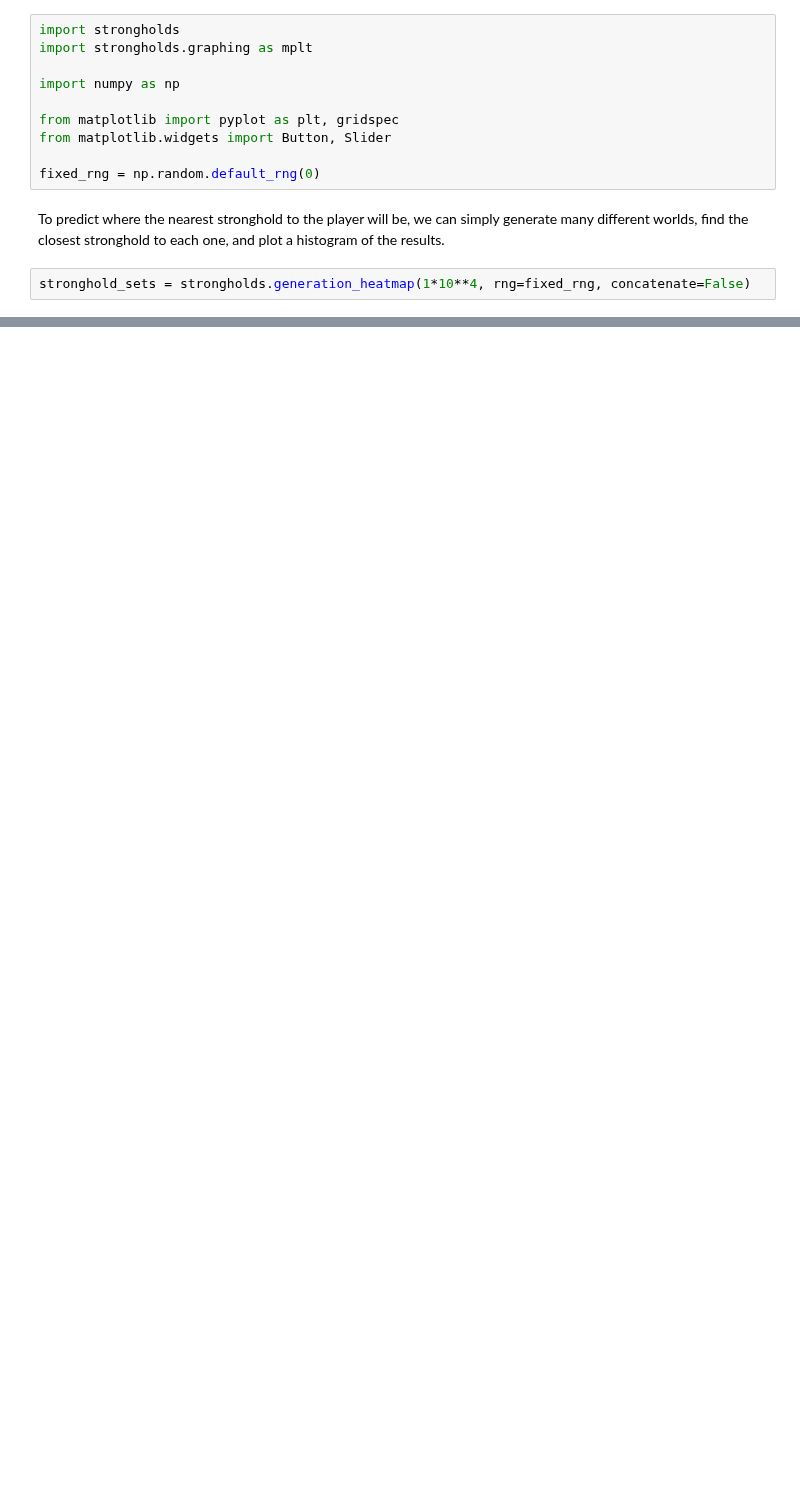
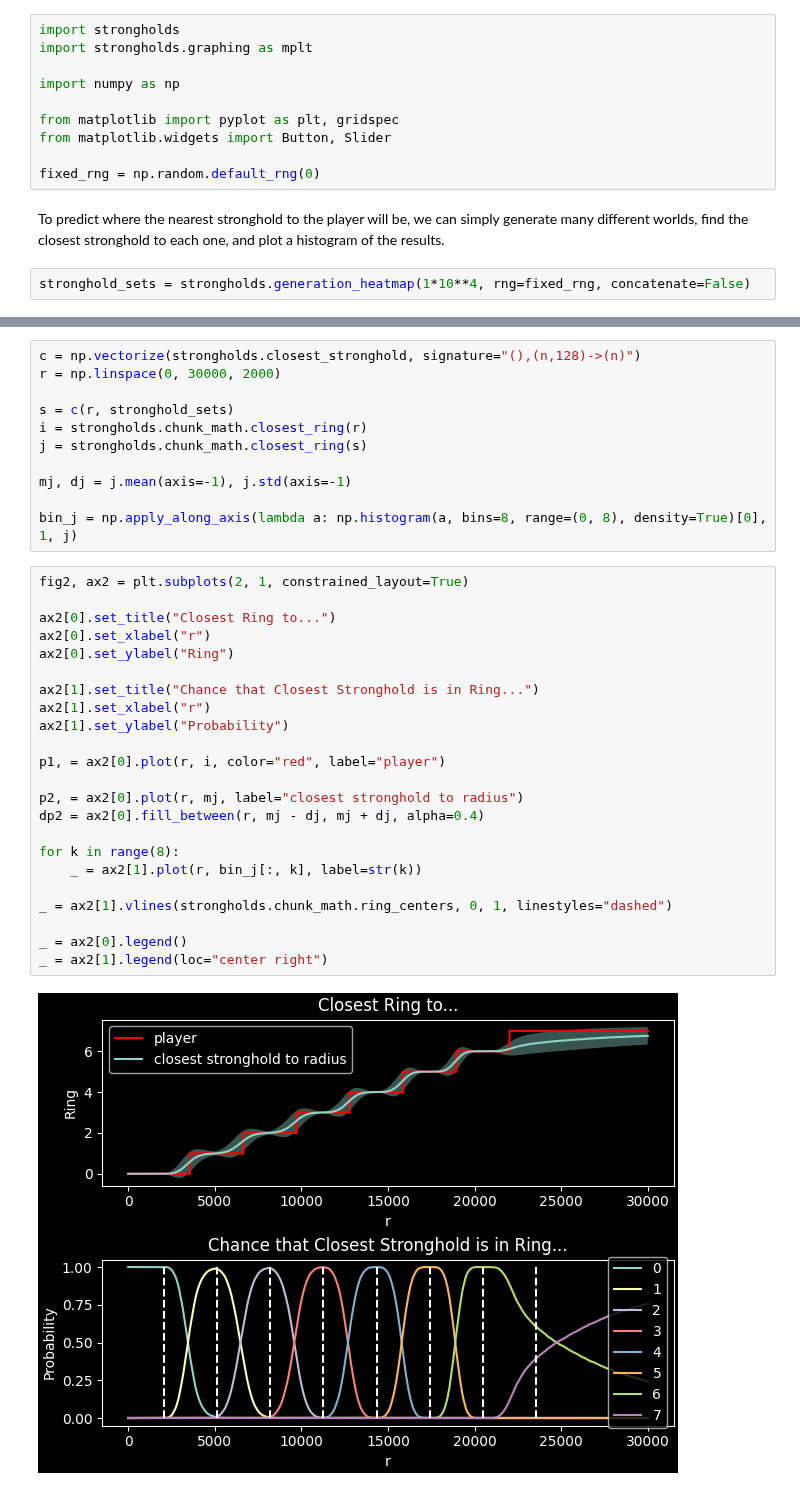
Before and after one commit to badooga/strongholds, a Jupyter notebook: 4. nearest.ipynb, the cells around one changed output, grey strips where cells are left out. Drawn from its saved outputs; the diff is of its cells as text; blank space fills up the shorter version.

```diff
--- a/4. nearest.ipynb
+++ b/4. nearest.ipynb
@@ -108,0 +113,36 @@ mplt.flip_zaxis(ax[0])
+# %%
+c = np.vectorize(strongholds.closest_stronghold, signature="(),(n,128)->(n)")
+r = np.linspace(0, 30000, 2000)
+
+s = c(r, stronghold_sets)
+i = strongholds.chunk_math.closest_ring(r)
+j = strongholds.chunk_math.closest_ring(s)
+
+mj, dj = j.mean(axis=-1), j.std(axis=-1)
+
+bin_j = np.apply_along_axis(lambda a: np.histogram(a, bins=8, range=(0, 8), density=True)[0], 1, j)
+# %%
+fig2, ax2 = plt.subplots(2, 1, constrained_layout=True)
+
+ax2[0].set_title("Closest Ring to...")
+ax2[0].set_xlabel("r")
+ax2[0].set_ylabel("Ring")
+
+ax2[1].set_title("Chance that Closest Stronghold is in Ring...")
+ax2[1].set_xlabel("r")
+ax2[1].set_ylabel("Probability")
+
+p1, = ax2[0].plot(r, i, color="red", label="player")
+
+p2, = ax2[0].plot(r, mj, label="closest stronghold to radius")
+dp2 = ax2[0].fill_between(r, mj - dj, mj + dj, alpha=0.4)
+
+for k in range(8):
+    _ = ax2[1].plot(r, bin_j[:, k], label=str(k))
+
+_ = ax2[1].vlines(strongholds.chunk_math.ring_centers, 0, 1, linestyles="dashed")
+
+_ = ax2[0].legend()
+_ = ax2[1].legend(loc="center right")
+# %% [output]
+[figure, added]
```
Also changed, not shown: parts of 4 cells of this notebook.
